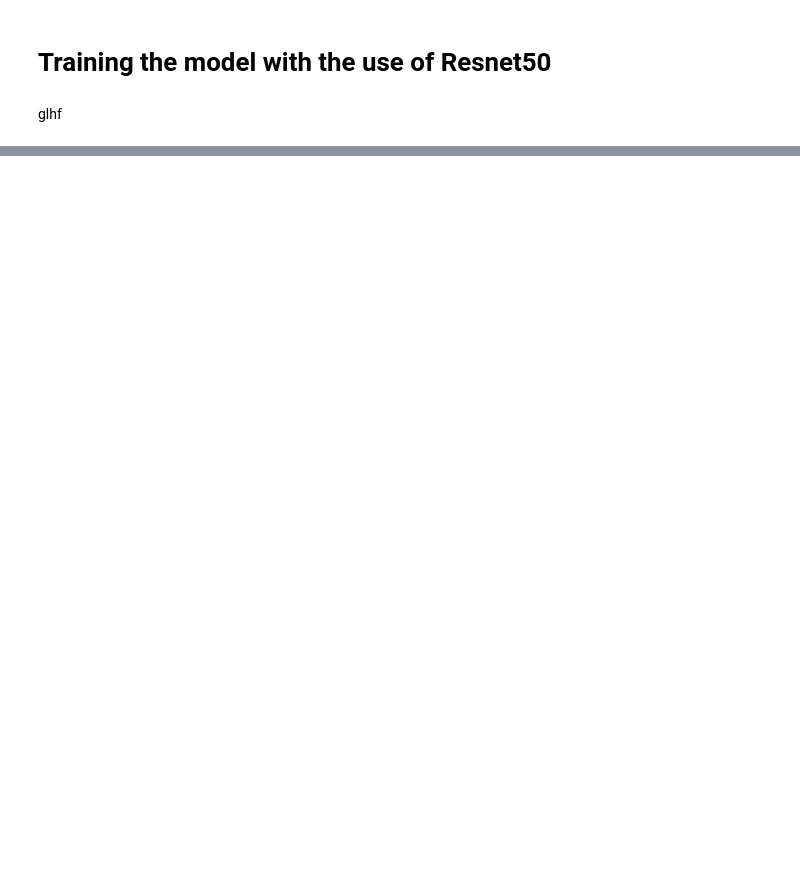
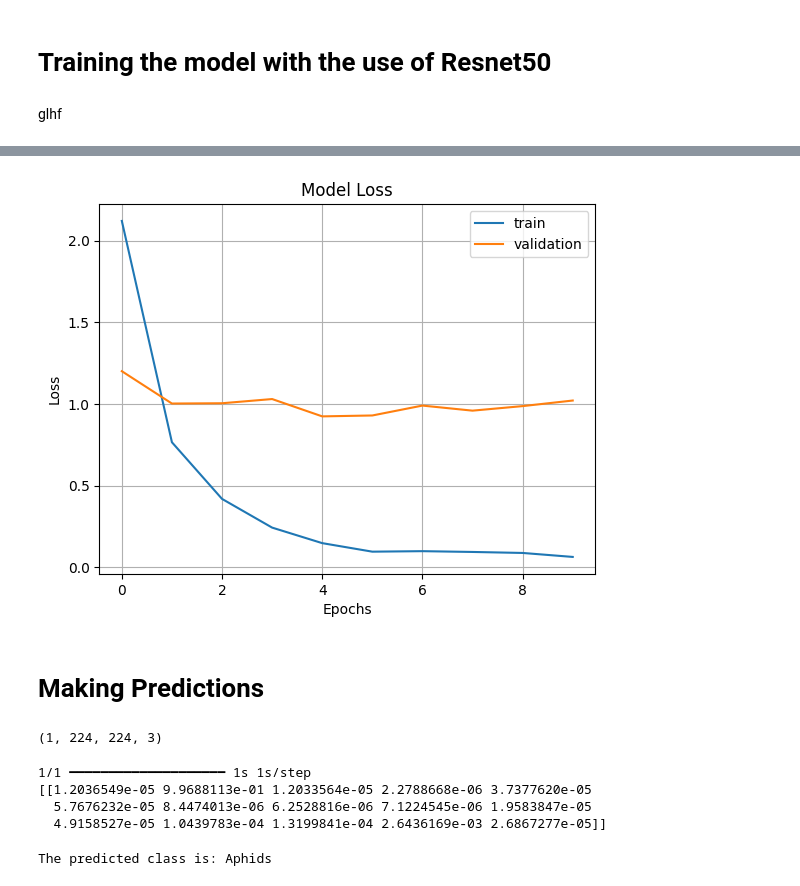
Before and after one commit to ParantarUrielAlexis/FarmInsectsClassifier, a Jupyter notebook: dangerous-insects-transfer-learning.ipynb, the cells around one changed output, grey strips where cells are left out. Saved outputs shown, nothing was run; the diff lists cells and outputs as text; code cells hidden in the pictures; blank space fills up the shorter version.

```diff
--- a/dangerous-insects-transfer-learning.ipynb
+++ b/dangerous-insects-transfer-learning.ipynb
@@ -131,0 +217,37 @@ glhf
+# %%
+# Evaluate the model (Loss)
+plt.plot(history.history['loss'])
+plt.plot(history.history['val_loss'])
+plt.grid()
+plt.title('Model Loss')
+plt.ylabel('Loss')
+plt.xlabel('Epochs')
+plt.legend(['train', 'validation'])
+plt.show()
+# %% [output]
+[figure, added]
+# %% [markdown]
+# Making Predictions
+# %%
+import cv2
+image=cv2.imread(str(aphids_images[1]))
+image_resized= cv2.resize(image, (img_height,img_width))
+image=np.expand_dims(image_resized, axis=0)
+print(image.shape)
+# %% [output]
+(1, 224, 224, 3)
+# %%
+# Predict the image
+pred = resnet_model.predict(image)
+print(pred)
+# %% [output]
+1/1 ━━━━━━━━━━━━━━━━━━━━ 1s 1s/step
+[[1.2036549e-05 9.9688113e-01 1.2033564e-05 2.2788668e-06 3.7377620e-05
+  5.7676232e-05 8.4474013e-06 6.2528816e-06 7.1224545e-06 1.9583847e-05
+  4.9158527e-05 1.0439783e-04 1.3199841e-04 2.6436169e-03 2.6867277e-05]]
+# %%
+# Get the predicted class
+output_class = class_names[np.argmax(pred)]
+print("The predicted class is:", output_class)
+# %% [output]
+The predicted class is: Aphids
```
Also changed, not shown: parts of 14 cells of this notebook.
